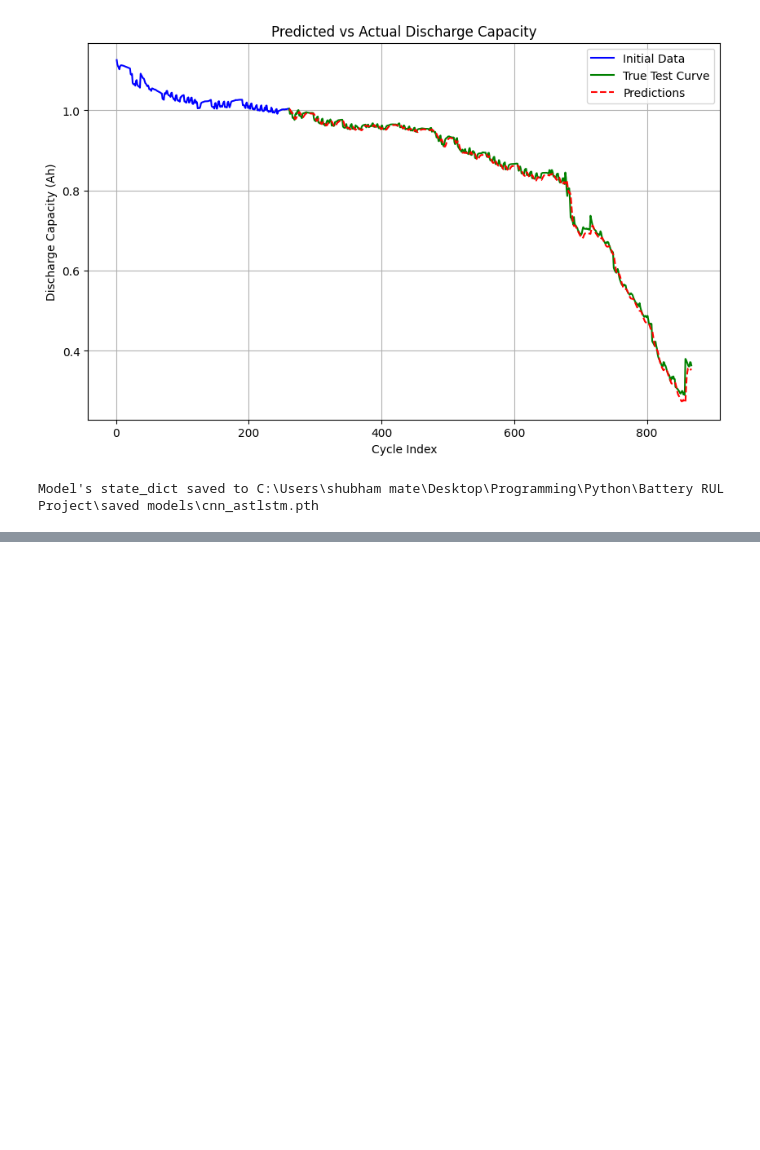
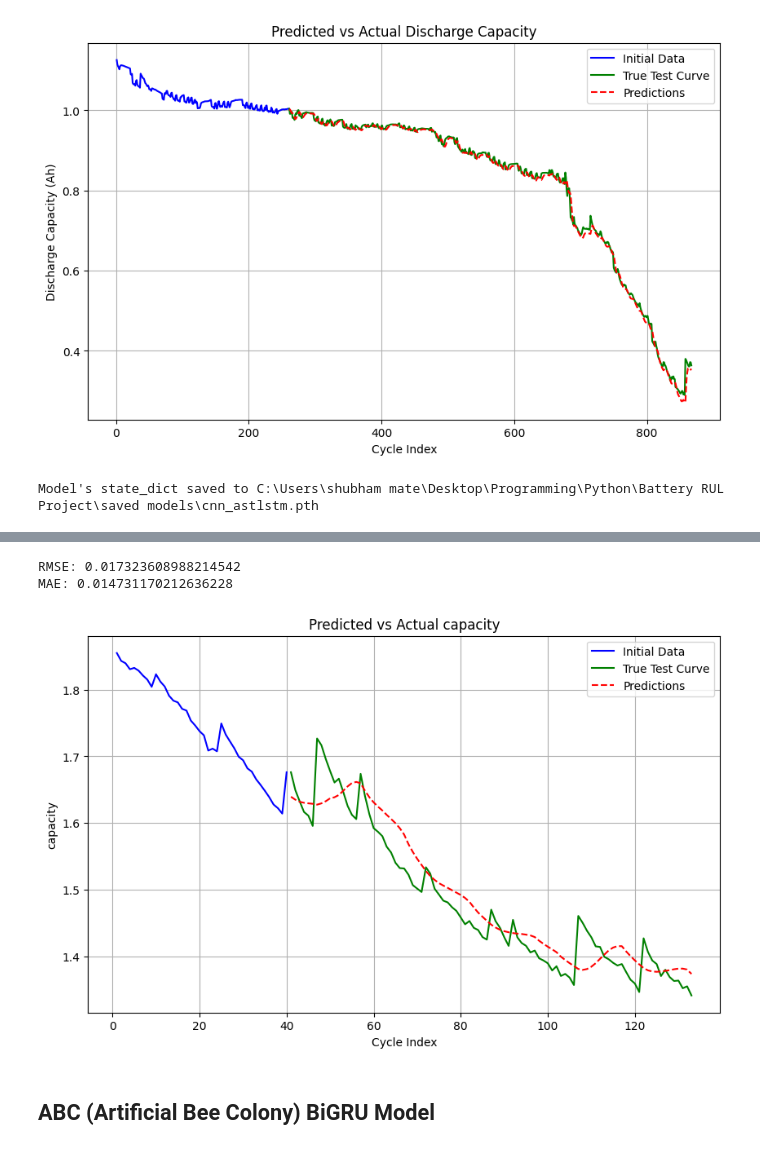
Before and after one commit to Shubham-Mate/Battery-RUL-Prediction, a Jupyter notebook: Paper Reproduction.ipynb, the cells around one changed output, grey strips where cells are left out. Drawn from its saved outputs; the diff is of its cells as text; code cells hidden in the pictures; blank space fills up the shorter version.

```diff
--- a/Paper Reproduction.ipynb
+++ b/Paper Reproduction.ipynb
@@ -569,0 +514,18 @@ Model's state_dict saved to C:\Users\shubham mate\Desktop\Programming\Python\Bat
+# %%
+model_2 = BiLSTM_Attention(128).to(device)
+optimizer = torch.optim.Adam(model_2.parameters(), lr=1e-3)
+criterion = torch.nn.MSELoss()
+EPOCHS = 25
+
+train_model(
+    model=model_2,
+    train_dataloader=NASA_train_dataloader,
+    optimizer=optimizer,
+    criterion=criterion,
+    device=device,
+    min_val=MIN,
+    diff_val=DIFF,
+    epochs=EPOCHS,
+    unsqueeze_dim=-1,
+    log_interval=1
+)
@@ -569,0 +550,12 @@ Model's state_dict saved to C:\Users\shubham mate\Desktop\Programming\Python\Bat
+# %%
+metrics = evaluate_model(model_2, NASA_test_dataloader, device, MIN, DIFF, -1)
+print(f'RMSE: {metrics['RMSE']}\nMAE: {metrics['MAE']}')
+# %% [output]
+RMSE: 0.017323608988214542
+MAE: 0.014731170212636228
+# %%
+plot_predictions(model_2, nasa_dfs, NASA_TEST_BATTERY, generate_sliding_window_data, MIN, DIFF, device, 'capacity', -1, 30)
+# %% [output]
+[figure, added]
+# %% [markdown]
+## ABC (Artificial Bee Colony) BiGRU Model
```
Also changed, not shown: parts of 43 cells of this notebook, 4 other files.
